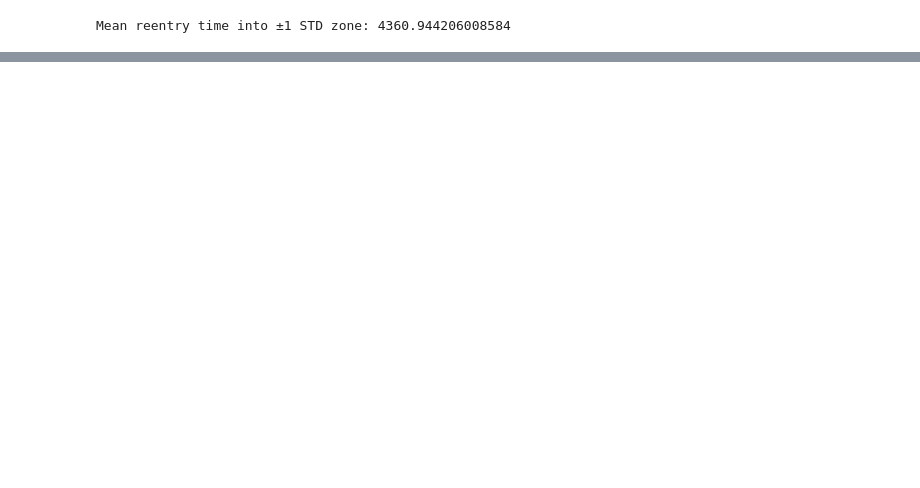
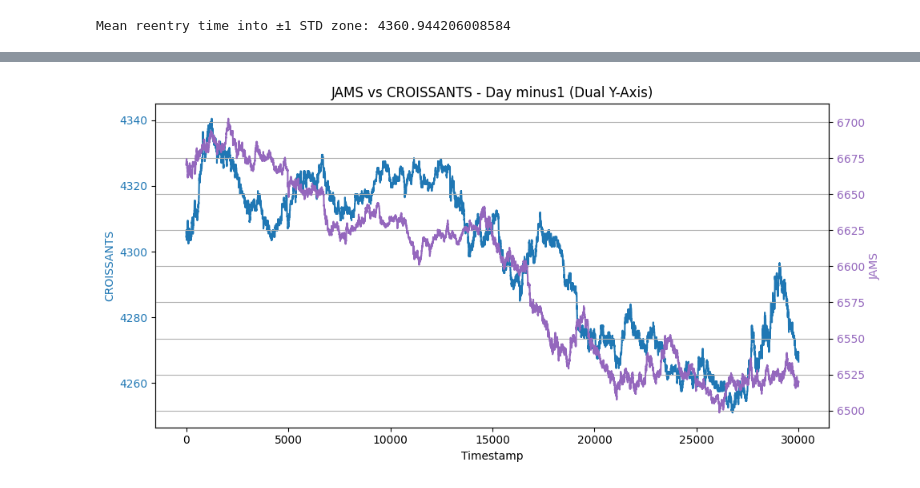
Before and after one commit to PranavMantri/imc_2025, a Jupyter notebook: algo_trades/r2_experimenting/Untitled.ipynb, the cells around one changed output, grey strips where cells are left out. Cells and saved outputs as stored; diff of their text form; code cells hidden in the pictures; blank space fills up the shorter version.

```diff
--- a/algo_trades/r2_experimenting/Untitled.ipynb
+++ b/algo_trades/r2_experimenting/Untitled.ipynb
@@ -167,0 +189,21 @@ Mean reentry time into ±1 STD zone: 4360.944206008584
+# %%
+fig, ax1 = plt.subplots(figsize=(10, 5))
+
+# Plot CROISSANTS on the left y-axis
+ax1.plot(df_all_days["timestamp"], df_all_days["CROISSANTS"], color="tab:blue", label="CROISSANTS")
+ax1.set_xlabel("Timestamp")
+ax1.set_ylabel("CROISSANTS", color="tab:blue")
+ax1.tick_params(axis="y", labelcolor="tab:blue")
+
+# Create second y-axis for JAMS
+ax2 = ax1.twinx()
+ax2.plot(df_all_days["timestamp"], df_all_days["JAMS"], color="tab:purple", label="JAMS")
+ax2.set_ylabel("JAMS", color="tab:purple")
+ax2.tick_params(axis="y", labelcolor="tab:purple")
+
+plt.title("JAMS vs CROISSANTS - Day minus1 (Dual Y-Axis)")
+plt.grid(True)
+plt.tight_layout()
+plt.show()
+# %% [output]
+[figure, added]
```
Also changed, not shown: parts of 9 cells of this notebook, 6 other files.
